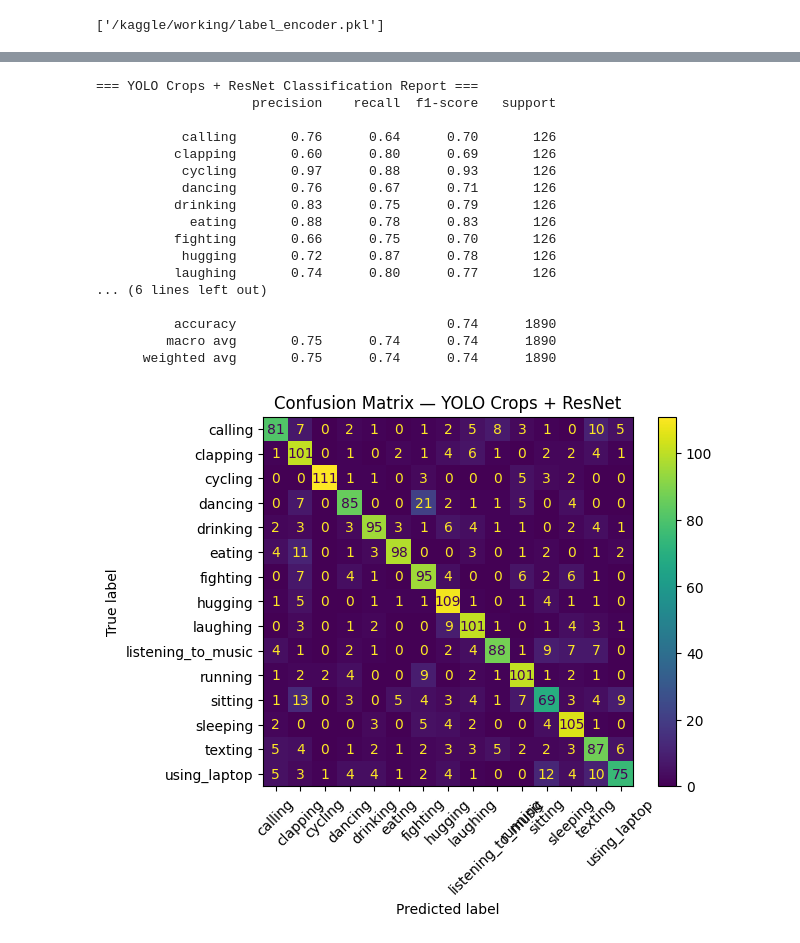
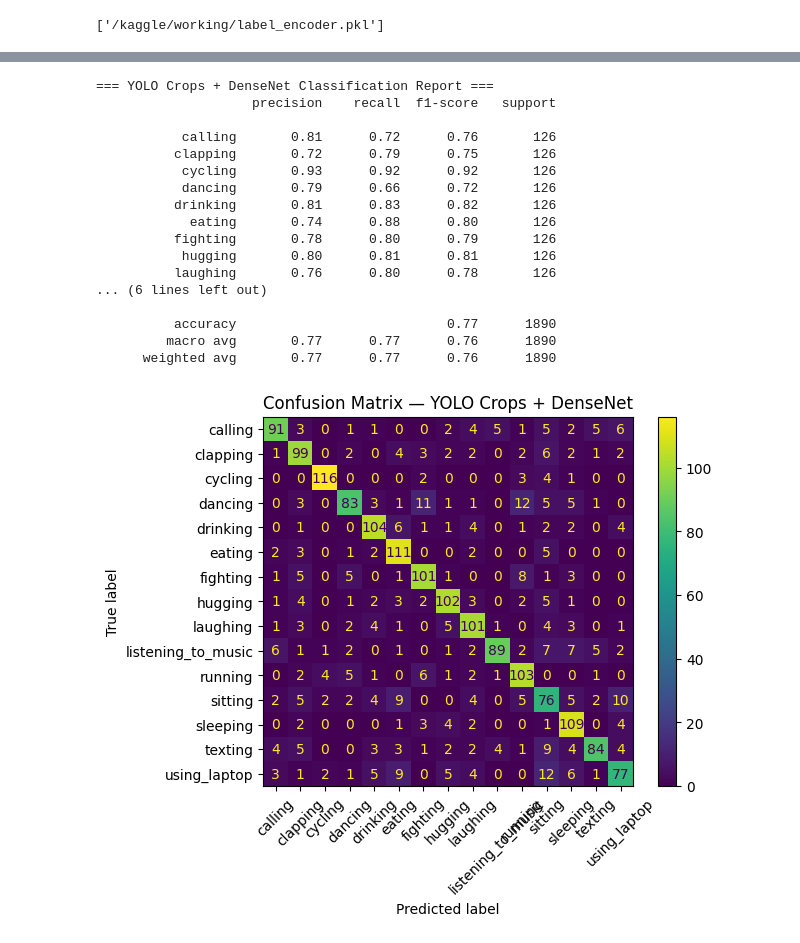
Before and after one commit to afif1731/human-activity-recognition, a Jupyter notebook: human-activity-detector.ipynb, the cells around one changed output, grey strips where cells are left out. Cells and saved outputs as stored; diff of their text form; code cells hidden in the pictures.

Commit message:
fix: change from resnet to densenet121

```diff
--- a/human-activity-detector.ipynb
+++ b/human-activity-detector.ipynb
@@ -56,8 +57,8 @@ Device: cuda
 # %% [markdown]
 ## Import Dataset
 # %%
-DATA_ROOT = Path("dataset")
-OUTPUT_DIR = "./model"
+DATA_ROOT = Path("/kaggle/input/human-action-recognition-har-dataset/Human Action Recognition")
+OUTPUT_DIR = "/kaggle/working"
 TRAIN_IMG_DIR = DATA_ROOT / "train"
 TEST_IMG_DIR = DATA_ROOT / "test"
 TRAIN_CSV = DATA_ROOT / "Training_set.csv"
@@ -254,45 +256,48 @@ Downloading: "https://download.pytorch.org/models/resnet101-63fe2227.pth" to /ro
 # %%
 # Cell 14: evaluation — classification report & confusion matrix (YOLO crops + ResNet)
 # reload best ResNet model
-resnet_best = models.resnet101(pretrained=False)
-resnet_best.fc = nn.Linear(resnet_best.fc.in_features, len(le.classes_))
-resnet_best.load_state_dict(torch.load(OUTPUT_DIR + "/best_resnet_yolo.pth", map_location=device))
-resnet_best.to(device)
-resnet_best.eval()
+densenet_best = models.densenet121(weights=None)
+num_features = densenet_best.classifier.in_features
+densenet_best.classifier = nn.Linear(num_features, len(le.classes_))
+state_dict = torch.load(OUTPUT_DIR + "/best_densenet_yolo.pth", map_location=device)
+densenet_best.load_state_dict(state_dict)
+densenet_best = densenet_best.to(device)
+densenet_best.eval()
 
 y_true_res, y_pred_res = [], []
+
 with torch.no_grad():
     for x, y in val_loader:
         x, y = x.to(device), y.to(device)
-        logits = resnet_best(x)
+        logits = densenet_best(x)
         preds = torch.argmax(logits, dim=1).cpu().numpy()
         y_pred_res.extend(preds)
         y_true_res.extend(y.cpu().numpy())
 
-print("=== YOLO Crops + ResNet Classification Report ===")
+print("=== YOLO Crops + DenseNet Classification Report ===")
 print(classification_report(y_true_res, y_pred_res, target_names=le.classes_, zero_division=0))
 
 cm_res = confusion_matrix(y_true_res, y_pred_res)
 disp_res = ConfusionMatrixDisplay(confusion_matrix=cm_res, display_labels=le.classes_)
 disp_res.plot(xticks_rotation=45)
-plt.title("Confusion Matrix — YOLO Crops + ResNet")
+plt.title("Confusion Matrix — YOLO Crops + DenseNet")
 plt.show()
 # %% [output]
-=== YOLO Crops + ResNet Classification Report ===
+=== YOLO Crops + DenseNet Classification Report ===
                     precision    recall  f1-score   support
 
-           calling       0.76      0.64      0.70       126
-          clapping       0.60      0.80      0.69       126
-           cycling       0.97      0.88      0.93       126
-           dancing       0.76      0.67      0.71       126
-          drinking       0.83      0.75      0.79       126
-            eating       0.88      0.78      0.83       126
-          fighting       0.66      0.75      0.70       126
-           hugging       0.72      0.87      0.78       126
-          laughing       0.74      0.80      0.77       126
+           calling       0.81      0.72      0.76       126
+          clapping       0.72      0.79      0.75       126
+           cycling       0.93      0.92      0.92       126
+           dancing       0.79      0.66      0.72       126
+          drinking       0.81      0.83      0.82       126
+            eating       0.74      0.88      0.80       126
+          fighting       0.78      0.80      0.79       126
+           hugging       0.80      0.81      0.81       126
+          laughing       0.76      0.80      0.78       126
 ... (6 lines left out)
 
-          accuracy                           0.74      1890
-         macro avg       0.75      0.74      0.74      1890
-      weighted avg       0.75      0.74      0.74      1890
+          accuracy                           0.77      1890
+         macro avg       0.77      0.77      0.76      1890
+      weighted avg       0.77      0.77      0.76      1890
-[figure, old version]
+[figure, new version]
```
Also changed, not shown: parts of 5 cells of this notebook, 5 other files.
